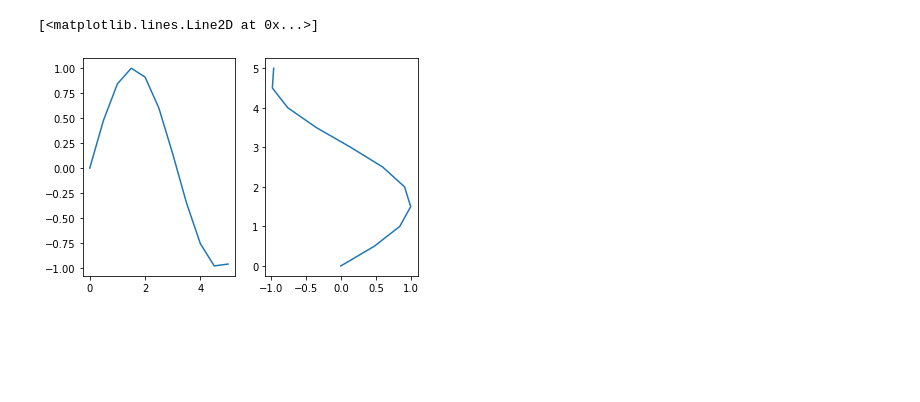
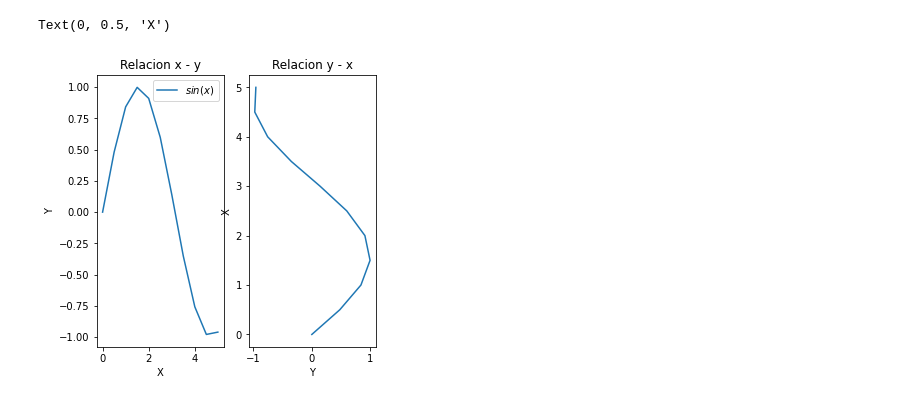
Before and after one commit to alexpin/Curso-Python, a Jupyter notebook: matplotlib/contexto_graficas.ipynb, the cells around one changed output. Drawn from its saved outputs; the diff is of its cells as text; code cells hidden in the pictures; blank space fills up the shorter version.

Commit message:
Comtexto de grafias, labels, legend, title

```diff
--- a/matplotlib/contexto_graficas.ipynb
+++ b/matplotlib/contexto_graficas.ipynb
@@ -5,9 +5,16 @@ import numpy as np
 x = np.linspace(0,5,11)
 y = np.sin(x)
 # %%
-fig, axes = plt.subplots(1,2)
-axes[0].plot(x,y)
+fig, axes = plt.subplots(1,2, figsize=(5,5))
+axes[0].plot(x,y, label='$sin(x)$')
+axes[0].set_title('Relacion x - y')
+axes[0].set_xlabel('X')
+axes[0].set_ylabel('Y')
+axes[0].legend()
 axes[1].plot(y,x)
+axes[1].set_title('Relacion y - x')
+axes[1].set_xlabel('Y')
+axes[1].set_ylabel('X')
 # %% [output]
-[<matplotlib.lines.Line2D at 0x...>]
+Text(0, 0.5, 'X')
-[figure, old version]
+[figure, new version]
```
Also changed, not shown: parts of 3 cells of this notebook.
